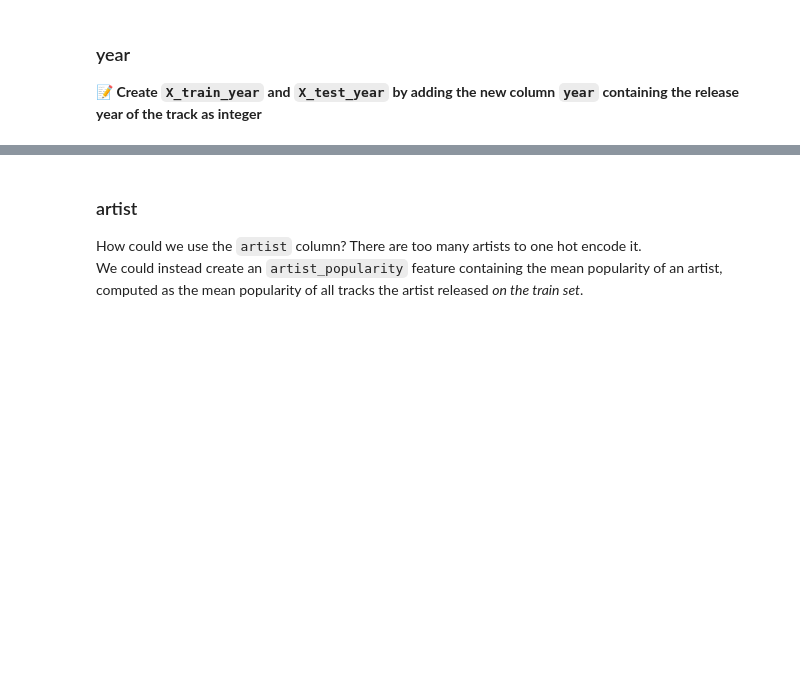
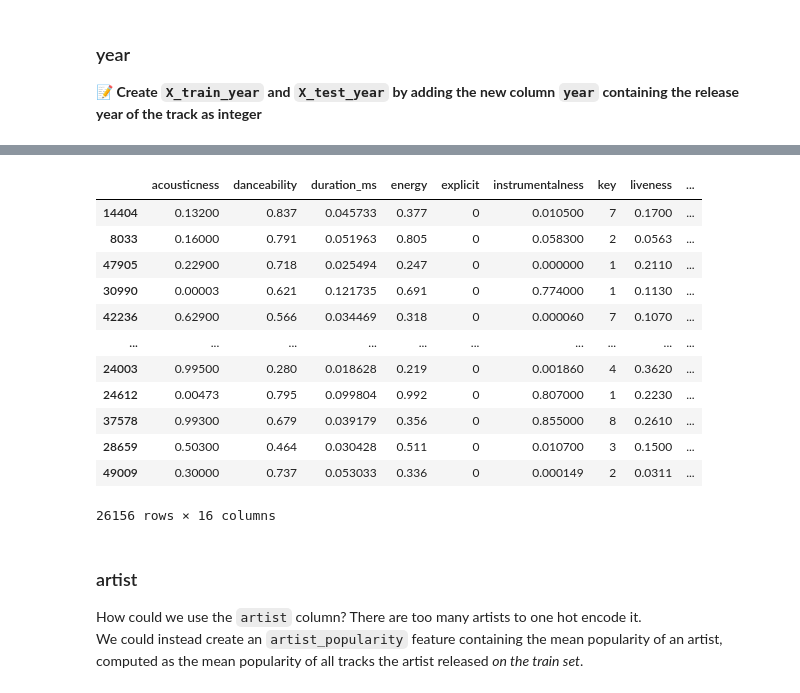
Before and after one commit to Agnes-Lain/data-certification-exam, a Jupyter notebook: machine_learning/spotify_popularity_predictor.ipynb, the cells around one changed output, grey strips where cells are left out. Saved outputs shown, nothing was run; the diff lists cells and outputs as text; code cells hidden in the pictures; blank space fills up the shorter version.

Commit message:
add year and artist_popularity

```diff
--- a/machine_learning/spotify_popularity_predictor.ipynb
+++ b/machine_learning/spotify_popularity_predictor.ipynb
@@ -163,7 +163,7 @@ Let's now use the features that we left aside: `release_date` and `artist` to im
 ### holdout
 **📝 Create the 4 variables `X_train` `y_train`, `X_test`, `y_test` with a 50% split with random sampling**
 # %%
-X = data.drop(columns=['popularity', 'name'])
+X = data.drop(columns=['name','id'])
 y = data['popularity']
 # %%
 from sklearn.model_selection import train_test_split
@@ -189,3 +177,7 @@ X_train
 ### year
 
 **📝 Create `X_train_year` and `X_test_year` by adding the new column `year` containing the release year of the track as integer**
+# %%
+def str_year(date_string):
+    year = date_string.split('-')[0]
+    return int(year)
@@ -191,0 +199,3 @@ X_train
+# %%
+X_train['year'] = X_train['release_date'].apply(lambda x: str_year(x))
+X_test['year'] = X_test['release_date'].apply(lambda x: str_year(x))
@@ -191,0 +213,2 @@ X_train
+# %%
+X_train_year = X_train.drop(columns='release_date')
@@ -192,3 +217,19 @@ X_train
+# %%
+X_train_year
+# %% [output]
+|  | acousticness | danceability | duration_ms | energy | explicit | instrumentalness | key | liveness | ... |
+| 14404 | 0.13200 | 0.837 | 0.045733 | 0.377 | 0 | 0.010500 | 7 | 0.1700 | ... |
+| 8033 | 0.16000 | 0.791 | 0.051963 | 0.805 | 0 | 0.058300 | 2 | 0.0563 | ... |
+| 47905 | 0.22900 | 0.718 | 0.025494 | 0.247 | 0 | 0.000000 | 1 | 0.2110 | ... |
+| 30990 | 0.00003 | 0.621 | 0.121735 | 0.691 | 0 | 0.774000 | 1 | 0.1130 | ... |
+| 42236 | 0.62900 | 0.566 | 0.034469 | 0.318 | 0 | 0.000060 | 7 | 0.1070 | ... |
+| ... | ... | ... | ... | ... | ... | ... | ... | ... | ... |
+| 24003 | 0.99500 | 0.280 | 0.018628 | 0.219 | 0 | 0.001860 | 4 | 0.3620 | ... |
+| 24612 | 0.00473 | 0.795 | 0.099804 | 0.992 | 0 | 0.807000 | 1 | 0.2230 | ... |
+| 37578 | 0.99300 | 0.679 | 0.039179 | 0.356 | 0 | 0.855000 | 8 | 0.2610 | ... |
+| 28659 | 0.50300 | 0.464 | 0.030428 | 0.511 | 0 | 0.010700 | 3 | 0.1500 | ... |
+| 49009 | 0.30000 | 0.737 | 0.053033 | 0.336 | 0 | 0.000149 | 2 | 0.0311 | ... |
+26156 rows × 16 columns
 # %% [markdown]
 ### artist
 
```
Also changed, not shown: parts of 13 cells of this notebook, 1 other file.
